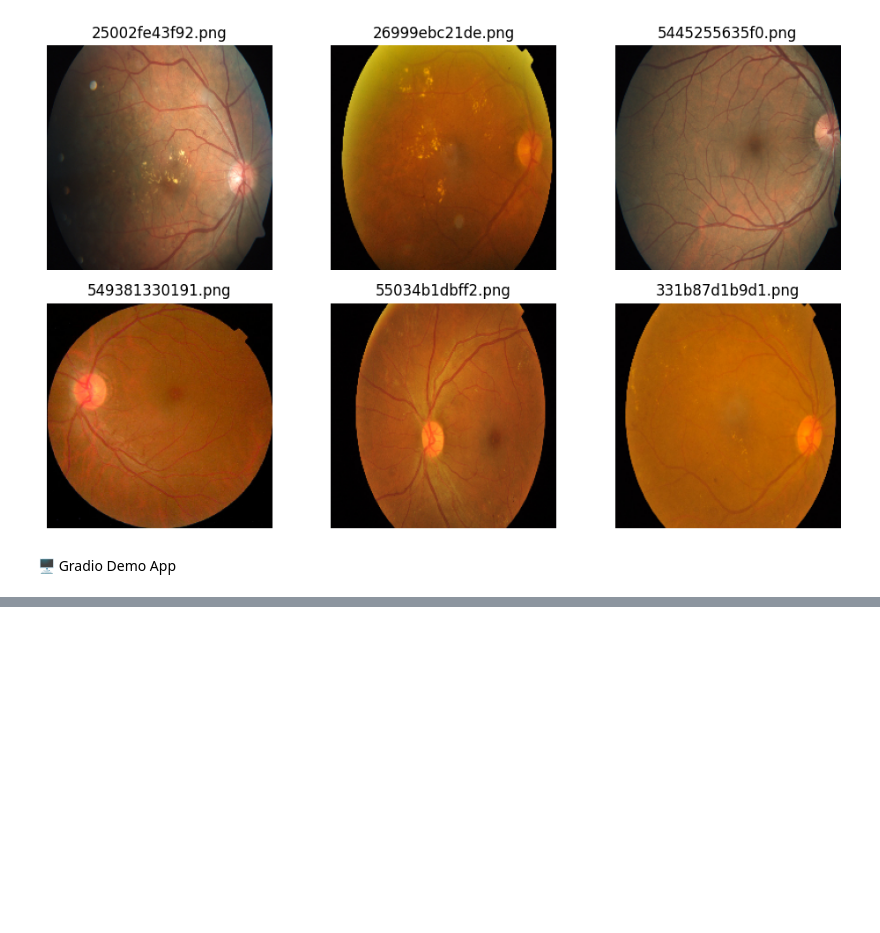
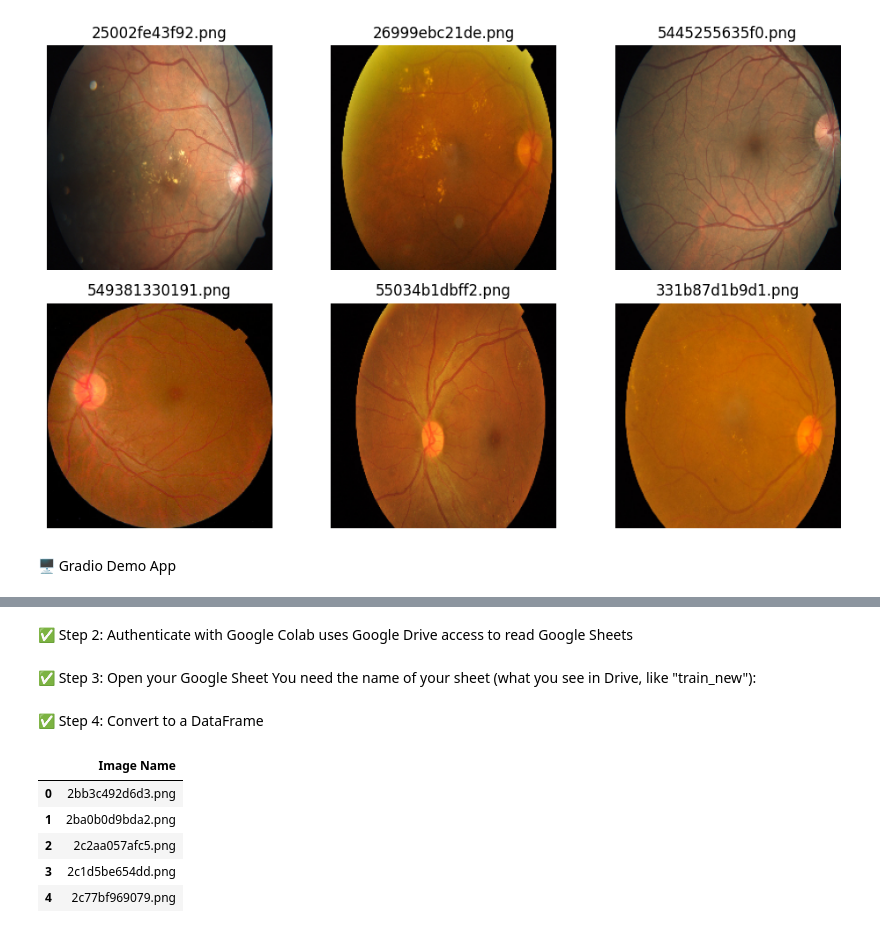
Before and after one commit to easeandrelax/blood-sugar-level, a Jupyter notebook: Ease_and_relax.ipynb, the cells around one changed output, grey strips where cells are left out. Saved outputs shown, nothing was run; the diff lists cells and outputs as text; code cells hidden in the pictures; blank space fills up the shorter version.

```diff
--- a/Ease_and_relax.ipynb
+++ b/Ease_and_relax.ipynb
@@ -155,0 +198,3 @@ interface.launch()
+# %% [markdown]
+✅ Step 2: Authenticate with Google
+Colab uses Google Drive access to read Google Sheets
@@ -155,0 +210,3 @@ interface.launch()
+# %% [markdown]
+✅ Step 3: Open your Google Sheet
+You need the name of your sheet (what you see in Drive, like "train_new"):
@@ -155,0 +215,16 @@ interface.launch()
+# %% [markdown]
+✅ Step 4: Convert to a DataFrame
+# %%
+import pandas as pd
+from gspread_dataframe import get_as_dataframe
+
+df = get_as_dataframe(sheet)
+df = df.dropna(how='all')  # Optional: remove empty rows
+df.head()
+# %% [output]
+|  | Image Name |
+| 0 | 2bb3c492d6d3.png |
+| 1 | 2ba0b0d9bda2.png |
+| 2 | 2c2aa057afc5.png |
+| 3 | 2c1d5be654dd.png |
+| 4 | 2c77bf969079.png |
```
Also changed, not shown: parts of 37 cells of this notebook.
